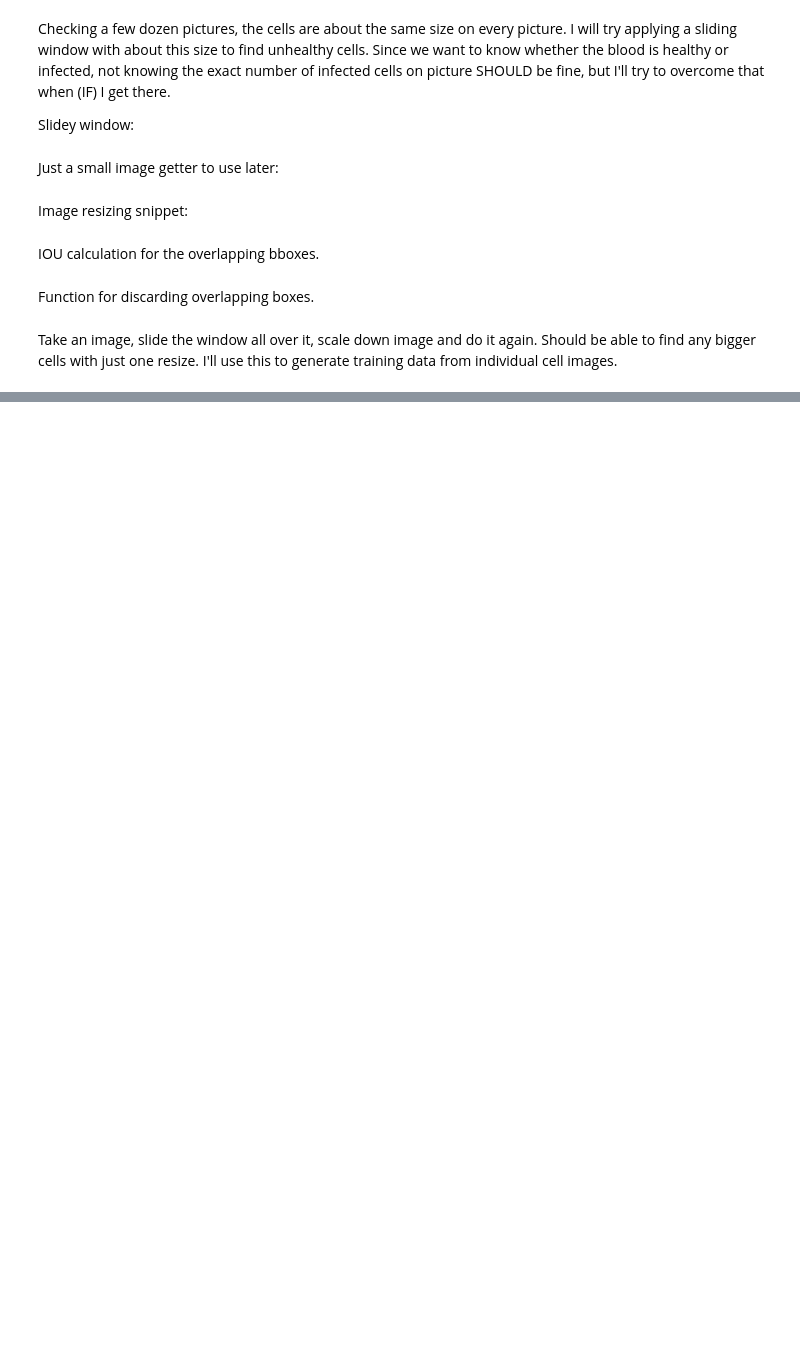
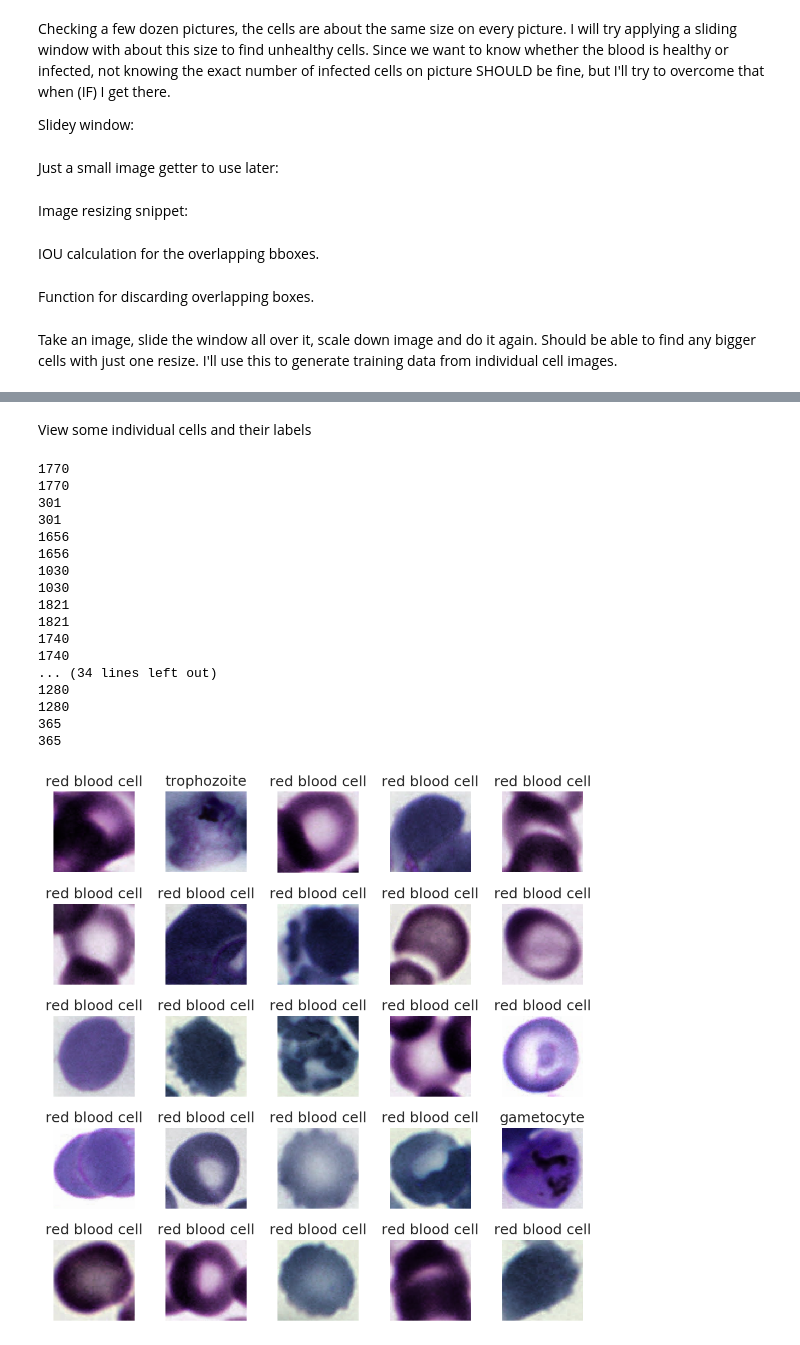
Before and after one commit to Lasulux/Midterm_Project, a Jupyter notebook: Malaria.ipynb, the cells around one changed output, grey strips where cells are left out. Cells and saved outputs as stored; diff of their text form; code cells hidden in the pictures; blank space fills up the shorter version.

```diff
--- a/Malaria.ipynb
+++ b/Malaria.ipynb
@@ -270,20 +270,27 @@ for resized in pyramid(image, scale=1.5):
     winscore=0
     winclass=0
     for j,val in enumerate(bboxes): #find the most matching gt bbox to our window thats above threshold and save it
-      if (calc_iou(wincoord,bboxes[j])>=iou_threshold and calc_iou(wincoord,bboxes[j])>=calc_iou(wincoord,winbbox)):
-        winbbox=wincoord
-        winscore=calc_iou(wincoord,bboxes[j])
-        winclass=classes[j]
+      if (calc_iou(wincoord,bboxes[j])>=calc_iou(wincoord,winbbox)):
+        if calc_iou(wincoord,bboxes[j])>=iou_threshold:
+          winbbox=wincoord
+          winscore=calc_iou(wincoord,bboxes[j])
+          winclass=classes[j]
 
     if winscore!=0: #if you found a matching bbox above threshold add it to the winner window list
       winbboxes.append(winbbox)
       winscores.append(winscore)
       winclasses.append(winclass)
+
   winbboxes=np.array(winbboxes)
   winscores=np.array(winscores)
   winclasses=np.array(winclasses)
   winbboxes=np.reshape(winbboxes,(-1,4))
-  winclasses,winscores,winbboxes=bboxes_nms(winclasses,winscores,winbboxes,nms_threshold=0.1)
+
+  #winclasses, winscores, winbboxes = bboxes_sort(winclasses, winscores, winbboxes, top_k=400)
+  winclasses,winscores,winbboxes=bboxes_nms(winclasses,winscores,winbboxes,nms_threshold=0.01)
+  winclasses,winscores,winbboxes=bboxes_nms(winclasses,winscores,winbboxes,nms_threshold=0.01)
+  winclasses,winscores,winbboxes=bboxes_nms(winclasses,winscores,winbboxes,nms_threshold=0.01)
+  winclasses,winscores,winbboxes=bboxes_nms(winclasses,winscores,winbboxes,nms_threshold=0.01)
   print(bboxes.shape[0],"---mine:", winbboxes.shape[0])
   plt_bboxes(c_img, winclasses, winscores, winbboxes)
         #print("found match at: x:",x," - y:",y,"   iou:",calc_iou(wincoord,bboxes[j]) )
@@ -307,3 +368,38 @@ for resized in pyramid(image, scale=1.5):
+# %% [markdown]
+View some individual cells and their labels
+# %%
+fig=plt.figure(figsize=(8, 8))
+columns = 5
+rows = 5
+for i in range(1, columns*rows+1 ):
+    ax=fig.add_subplot(rows, columns, i)
+    r1 = random.randint(1, 1938)
+    ax.set_title(text_classes[r1])
+    print(r1)
+    plt.imshow(bboximages[r1])
+    print(r1)
+    plt.axis('off')
+plt.tight_layout()
+plt.show()
+# %% [output]
+1770
+1770
+301
+301
+1656
+1656
+1030
+1030
+1821
+1821
+1740
+1740
+... (34 lines left out)
+1280
+1280
+365
+365
+[figure, added]
 # %%
 model = tf.keras.models.Sequential([
 tf.keras.layers.Conv2D(16, (3, 3), activation = 'relu', input_shape = (128,128,3)),#X.shape[1:]),
```
Also changed, not shown: parts of 5 cells of this notebook.
